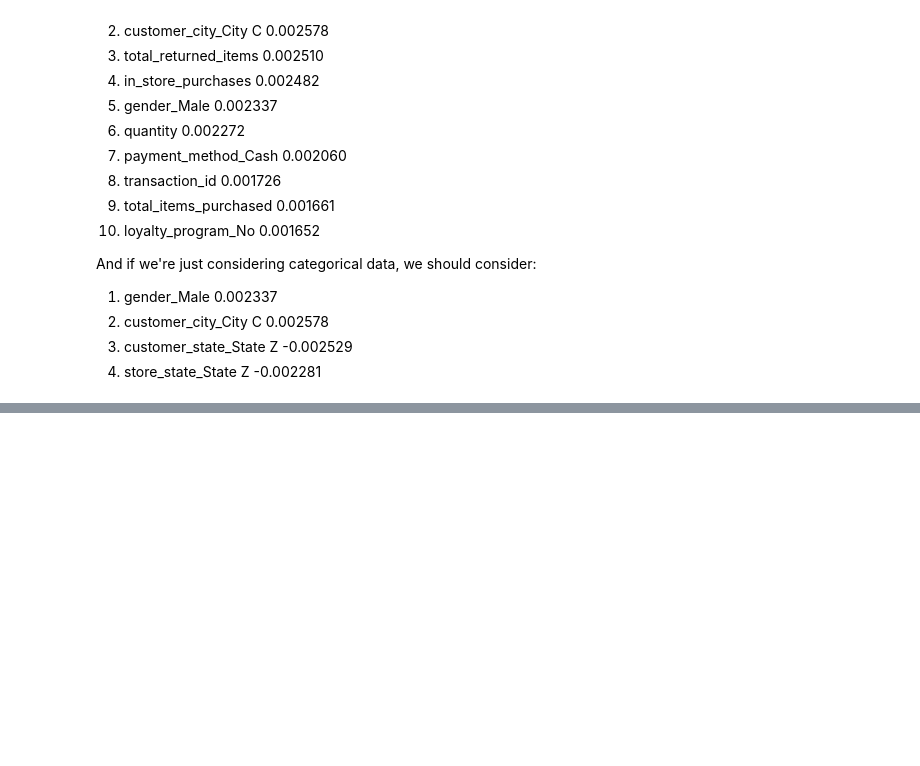
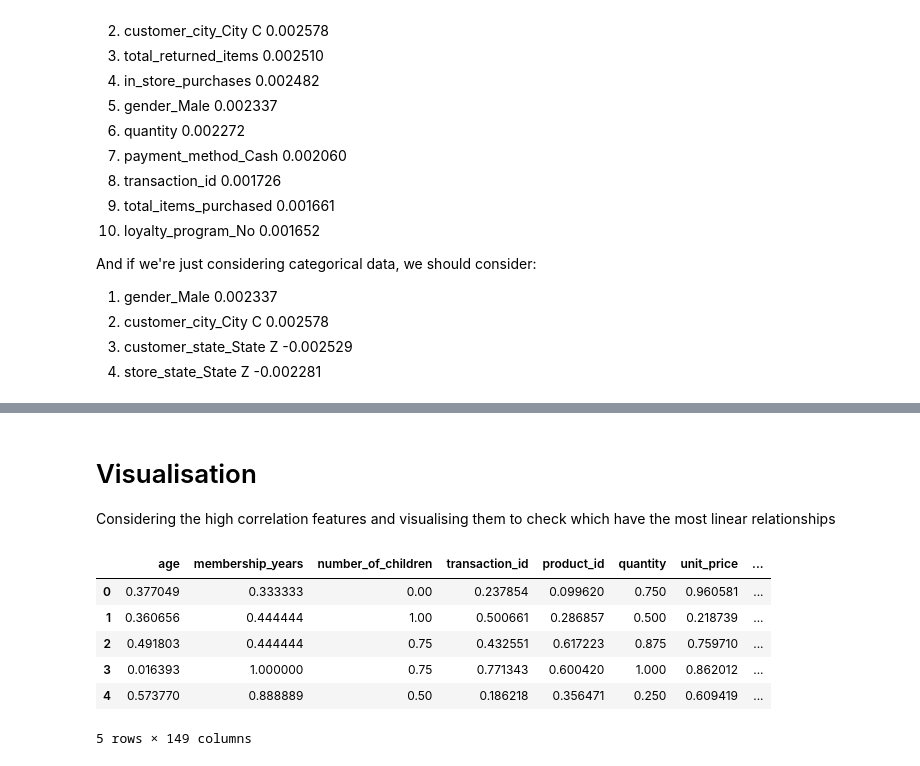
Before and after one commit to Kdixter/Kabir_Vohra_Urvashi_Balasubraniam_A1, a Jupyter notebook: retail_task/notebooks/data_exploration.ipynb, the cells around one changed output, grey strips where cells are left out. Cells and saved outputs as stored; diff of their text form; code cells hidden in the pictures; blank space fills up the shorter version.

```diff
--- a/retail_task/notebooks/data_exploration.ipynb
+++ b/retail_task/notebooks/data_exploration.ipynb
@@ -337,0 +404,13 @@ And if we're just considering categorical data, we should consider:
+# %% [markdown]
+# Visualisation
+Considering the high correlation features and visualising them to check which have the most linear relationships
+# %%
+df.head()
+# %% [output]
+|  | age | membership_years | number_of_children | transaction_id | product_id | quantity | unit_price | ... |
+| 0 | 0.377049 | 0.333333 | 0.00 | 0.237854 | 0.099620 | 0.750 | 0.960581 | ... |
+| 1 | 0.360656 | 0.444444 | 1.00 | 0.500661 | 0.286857 | 0.500 | 0.218739 | ... |
+| 2 | 0.491803 | 0.444444 | 0.75 | 0.432551 | 0.617223 | 0.875 | 0.759710 | ... |
+| 3 | 0.016393 | 1.000000 | 0.75 | 0.771343 | 0.600420 | 1.000 | 0.862012 | ... |
+| 4 | 0.573770 | 0.888889 | 0.50 | 0.186218 | 0.356471 | 0.250 | 0.609419 | ... |
+5 rows × 149 columns
```
Also changed, not shown: parts of 6 cells of this notebook.
